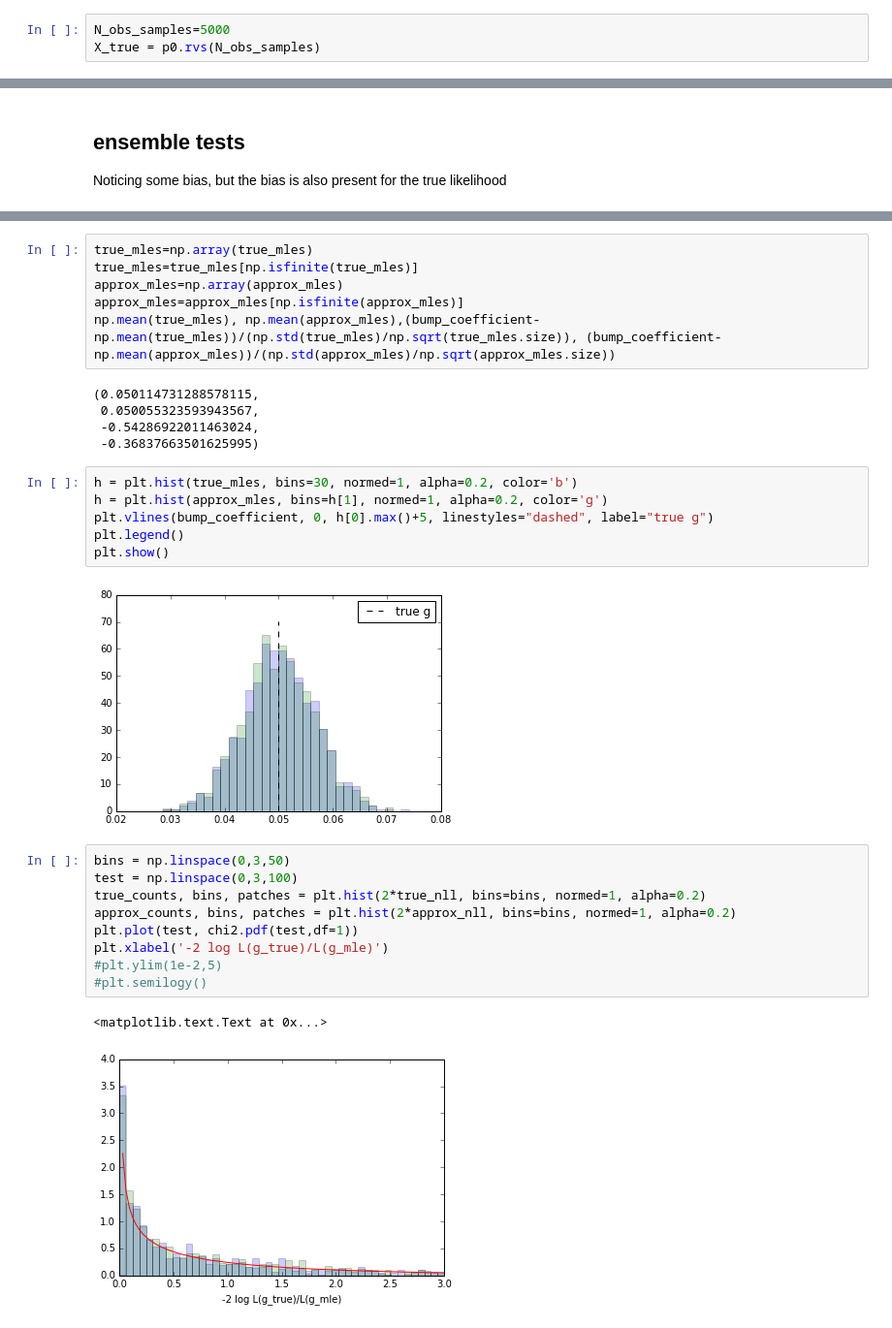
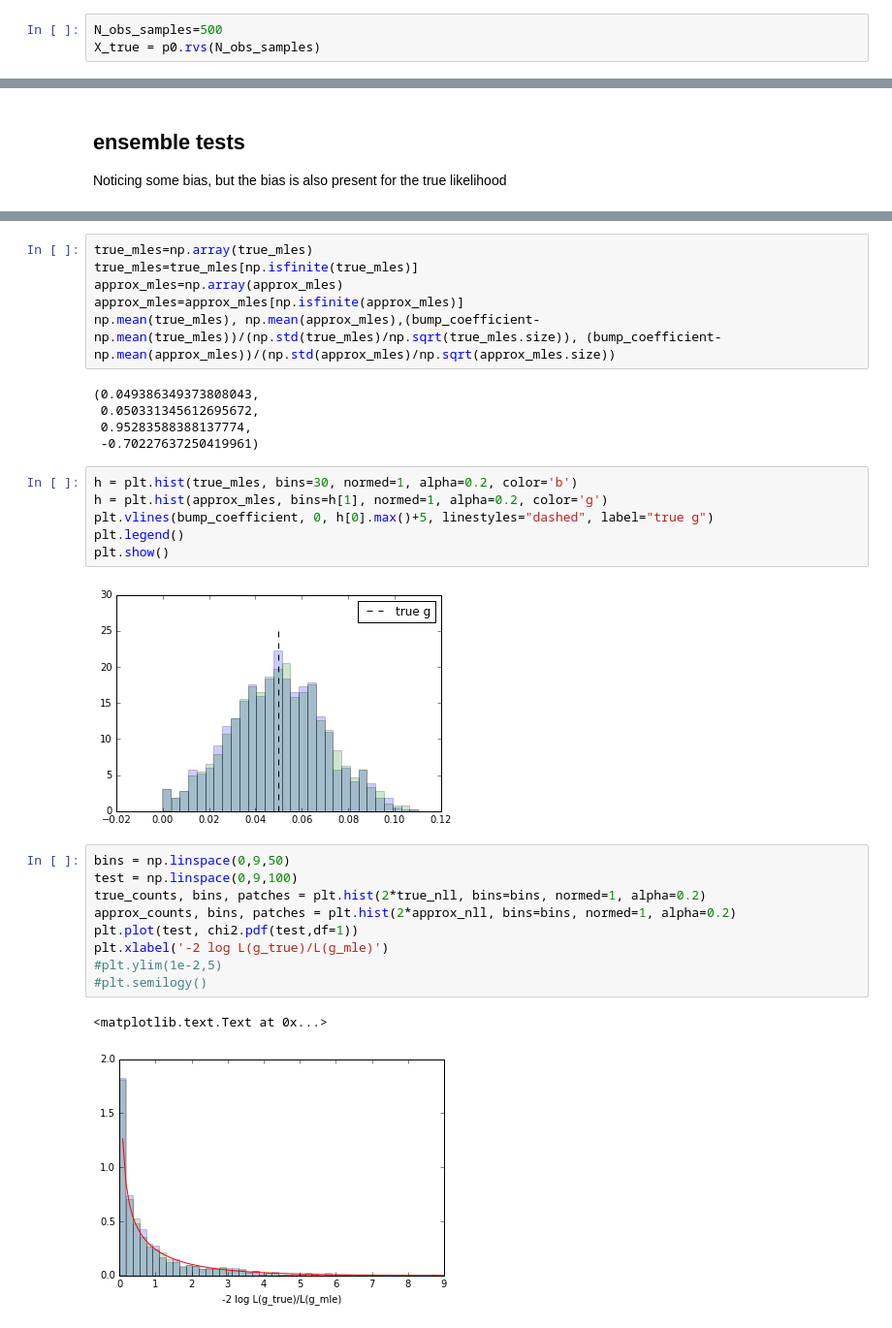
Before and after one commit to cranmer/carl-notebooks, a Jupyter notebook: Approximating likelihood ratios with calibrated classifiers.ipynb, the cells around one changed output, grey strips where cells are left out. Shown: that part at 97% size. Cells and saved outputs as stored; diff of their text form.

Commit message:
a run with 500 samples

```diff
--- a/Approximating likelihood ratios with calibrated classifiers.ipynb
+++ b/Approximating likelihood ratios with calibrated classifiers.ipynb
@@ -36,7 +36,7 @@ p1 = Mixture(components=components[:2], weights=[0.5, 0.5])
 # %% [markdown]
 Note: for $p_0$, weights are all tied together through the Theano shared variable `g`. This means that changes to the value stored in `g` also automatically change the weight values and the resulting mixture.
 # %%
-N_obs_samples=5000
+N_obs_samples=500
 X_true = p0.rvs(N_obs_samples)
 # %%
 reals = np.linspace(-5, 5, num=1000)
@@ -277,10 +277,10 @@ approx_mles=np.array(approx_mles)
 approx_mles=approx_mles[np.isfinite(approx_mles)]
 np.mean(true_mles), np.mean(approx_mles),(bump_coefficient-np.mean(true_mles))/(np.std(true_mles)/np.sqrt(true_mles.size)), (bump_coefficient-np.mean(approx_mles))/(np.std(approx_mles)/np.sqrt(approx_mles.size))
 # %% [output]
-(0.050114731288578115,
- 0.050055323593943567,
- -0.54286922011463024,
- -0.36837663501625995)
+(0.049386349373808043,
+ 0.050331345612695672,
+ 0.95283588388137774,
+ -0.70227637250419961)
 # %%
 h = plt.hist(true_mles, bins=30, normed=1, alpha=0.2, color='b')
 h = plt.hist(approx_mles, bins=h[1], normed=1, alpha=0.2, color='g')
@@ -288,19 +288,19 @@ plt.vlines(bump_coefficient, 0, h[0].max()+5, linestyles="dashed", label="true g
 plt.legend()
 plt.show()
 # %% [output]
-[figure, old version]
+[figure, new version]
 # %%
-bins = np.linspace(0,3,50)
-test = np.linspace(0,3,100)
+bins = np.linspace(0,9,50)
+test = np.linspace(0,9,100)
 true_counts, bins, patches = plt.hist(2*true_nll, bins=bins, normed=1, alpha=0.2)
 approx_counts, bins, patches = plt.hist(2*approx_nll, bins=bins, normed=1, alpha=0.2)
 plt.plot(test, chi2.pdf(test,df=1))
 plt.xlabel('-2 log L(g_true)/L(g_mle)')
 #plt.ylim(1e-2,5)
 #plt.semilogy()
 # %% [output]
 <matplotlib.text.Text at 0x...>
-[figure, old version]
+[figure, new version]
 # %%
 plt.plot(bins[1:], np.cumsum(true_counts)*(bins[1]-bins[0]), c='b')
 plt.plot(bins[1:], np.cumsum(approx_counts)*(bins[1]-bins[0]), c='green')
```
Also changed, not shown: parts of 6 cells of this notebook.
